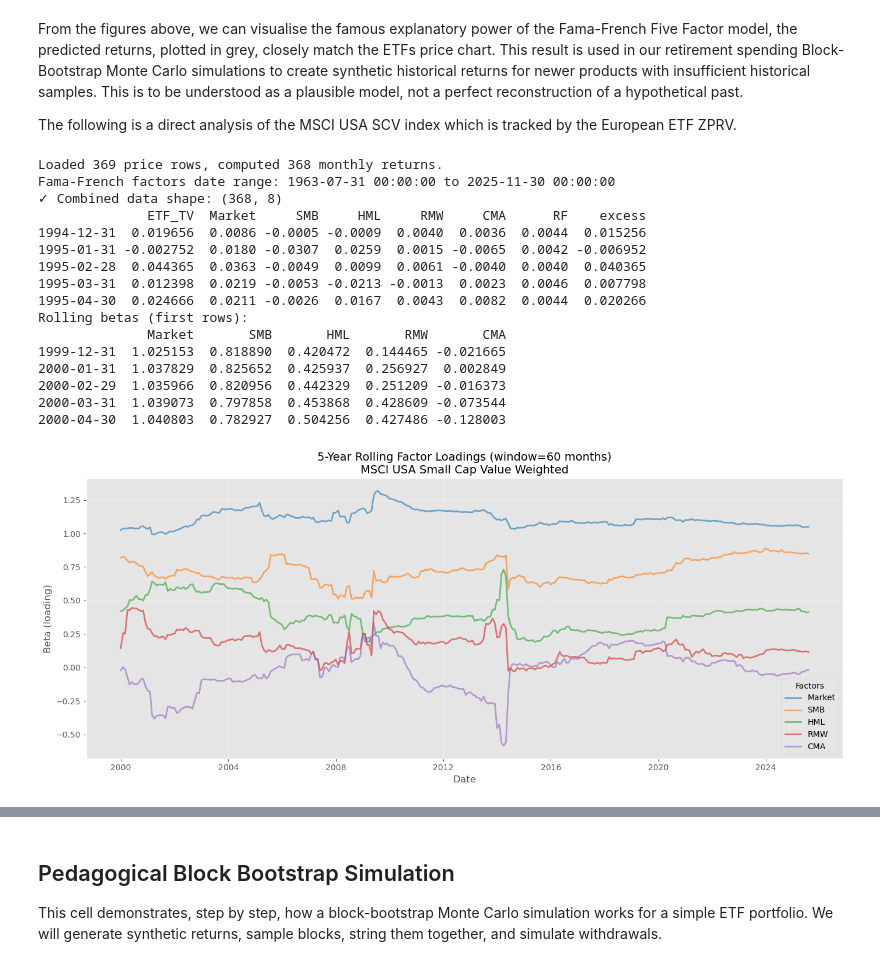
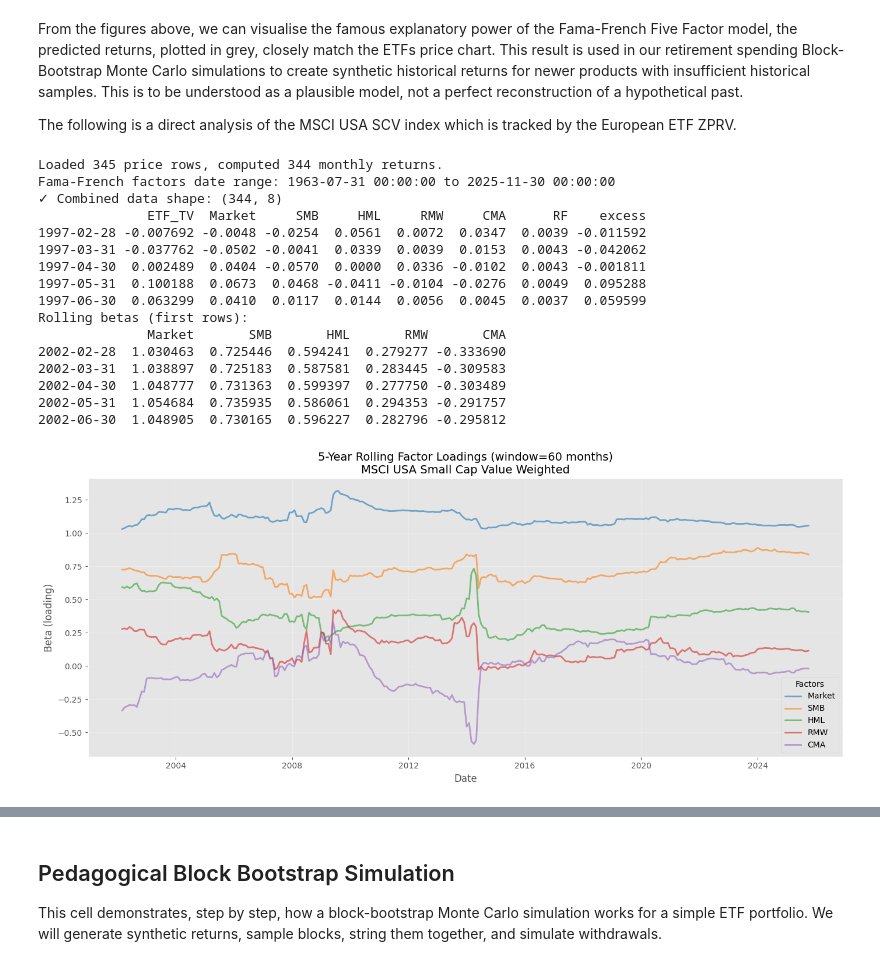
Before and after one commit to husainm97/quant-lab-alpha, a Jupyter notebook: notebooks/factor_premium_tests.ipynb, the cells around one changed output, grey strips where cells are left out. Drawn from its saved outputs; the diff is of its cells as text; code cells hidden in the pictures.

```diff
--- a/notebooks/factor_premium_tests.ipynb
+++ b/notebooks/factor_premium_tests.ipynb
@@ -561,11 +562,16 @@ import matplotlib.pyplot as plt
 
 
 # --- Load ETF CSV ---
-csv_path = "../data/MSCI_USA_SCV.csv"
+#csv_path = "../data/MSCI_USA_SCV.csv"
+#window_months = 60  # 5-year rolling window
+
+#df_raw = pd.read_csv(csv_path, parse_dates=['Date'], dayfirst=False)
+
+# --- Load ETF Excel ---
+excel_path = "../data/MSCI_USA_Small_Cap_Value.xlsx"
 window_months = 60  # 5-year rolling window
 
-df_raw = pd.read_csv(csv_path, parse_dates=['Date'], dayfirst=False)
-
+df_raw = pd.read_excel(excel_path, parse_dates=['Date'])
 # Ensure datetime index
 df_raw = df_raw.dropna(subset=['Date']).copy()
 df_raw.set_index('Date', inplace=True)
@@ -619,46 +625,46 @@ def rolling_factor_loadings_5f(df, window):
 betas_5y = rolling_factor_loadings_5f(combined, window=window_months)
 print(f"Rolling betas (first rows):\n{betas_5y.head()}")
 
 # --- Plot ---
 plt.style.use('ggplot')  # or 'fivethirtyeight', 'classic', 'bmh'
 plt.figure(figsize=(14,6))
 
 factor_colors = {
     'Market': 'tab:blue',
     'SMB': 'tab:orange',
     'HML': 'tab:green',
     'RMW': 'tab:red',
     'CMA': 'tab:purple'
 }
 
 for factor, color in factor_colors.items():
     plt.plot(betas_5y.index, betas_5y[factor], label=factor, color=color, linewidth=2, alpha=0.6)
 
 plt.title(f'5-Year Rolling Factor Loadings (window={window_months} months)\nMSCI USA Small Cap Value Weighted', fontsize=14)
 plt.xlabel('Date')
 plt.ylabel('Beta (loading)')
 plt.legend(title='Factors', loc='best')
 plt.grid(alpha=0.3)
 plt.tight_layout()
 plt.show()
 # %% [output]
-Loaded 369 price rows, computed 368 monthly returns.
+Loaded 345 price rows, computed 344 monthly returns.
 Fama-French factors date range: 1963-07-31 00:00:00 to 2025-11-30 00:00:00
-✓ Combined data shape: (368, 8)
+✓ Combined data shape: (344, 8)
               ETF_TV  Market     SMB     HML     RMW     CMA      RF    excess
-1994-12-31  0.019656  0.0086 -0.0005 -0.0009  0.0040  0.0036  0.0044  0.015256
-1995-01-31 -0.002752  0.0180 -0.0307  0.0259  0.0015 -0.0065  0.0042 -0.006952
-1995-02-28  0.044365  0.0363 -0.0049  0.0099  0.0061 -0.0040  0.0040  0.040365
-1995-03-31  0.012398  0.0219 -0.0053 -0.0213 -0.0013  0.0023  0.0046  0.007798
-1995-04-30  0.024666  0.0211 -0.0026  0.0167  0.0043  0.0082  0.0044  0.020266
+1997-02-28 -0.007692 -0.0048 -0.0254  0.0561  0.0072  0.0347  0.0039 -0.011592
+1997-03-31 -0.037762 -0.0502 -0.0041  0.0339  0.0039  0.0153  0.0043 -0.042062
+1997-04-30  0.002489  0.0404 -0.0570  0.0000  0.0336 -0.0102  0.0043 -0.001811
+1997-05-31  0.100188  0.0673  0.0468 -0.0411 -0.0104 -0.0276  0.0049  0.095288
+1997-06-30  0.063299  0.0410  0.0117  0.0144  0.0056  0.0045  0.0037  0.059599
 Rolling betas (first rows):
               Market       SMB       HML       RMW       CMA
-1999-12-31  1.025153  0.818890  0.420472  0.144465 -0.021665
-2000-01-31  1.037829  0.825652  0.425937  0.256927  0.002849
-2000-02-29  1.035966  0.820956  0.442329  0.251209 -0.016373
-2000-03-31  1.039073  0.797858  0.453868  0.428609 -0.073544
-2000-04-30  1.040803  0.782927  0.504256  0.427486 -0.128003
+2002-02-28  1.030463  0.725446  0.594241  0.279277 -0.333690
+2002-03-31  1.038897  0.725183  0.587581  0.283445 -0.309583
+2002-04-30  1.048777  0.731363  0.599397  0.277750 -0.303489
+2002-05-31  1.054684  0.735935  0.586061  0.294353 -0.291757
+2002-06-30  1.048905  0.730165  0.596227  0.282796 -0.295812
-[figure, old version]
+[figure, new version]
 # %%
 # drop initial NaNs
 betas_clean = betas_5y.dropna()
```
Also changed, not shown: parts of 7 cells of this notebook, 5 other files.
